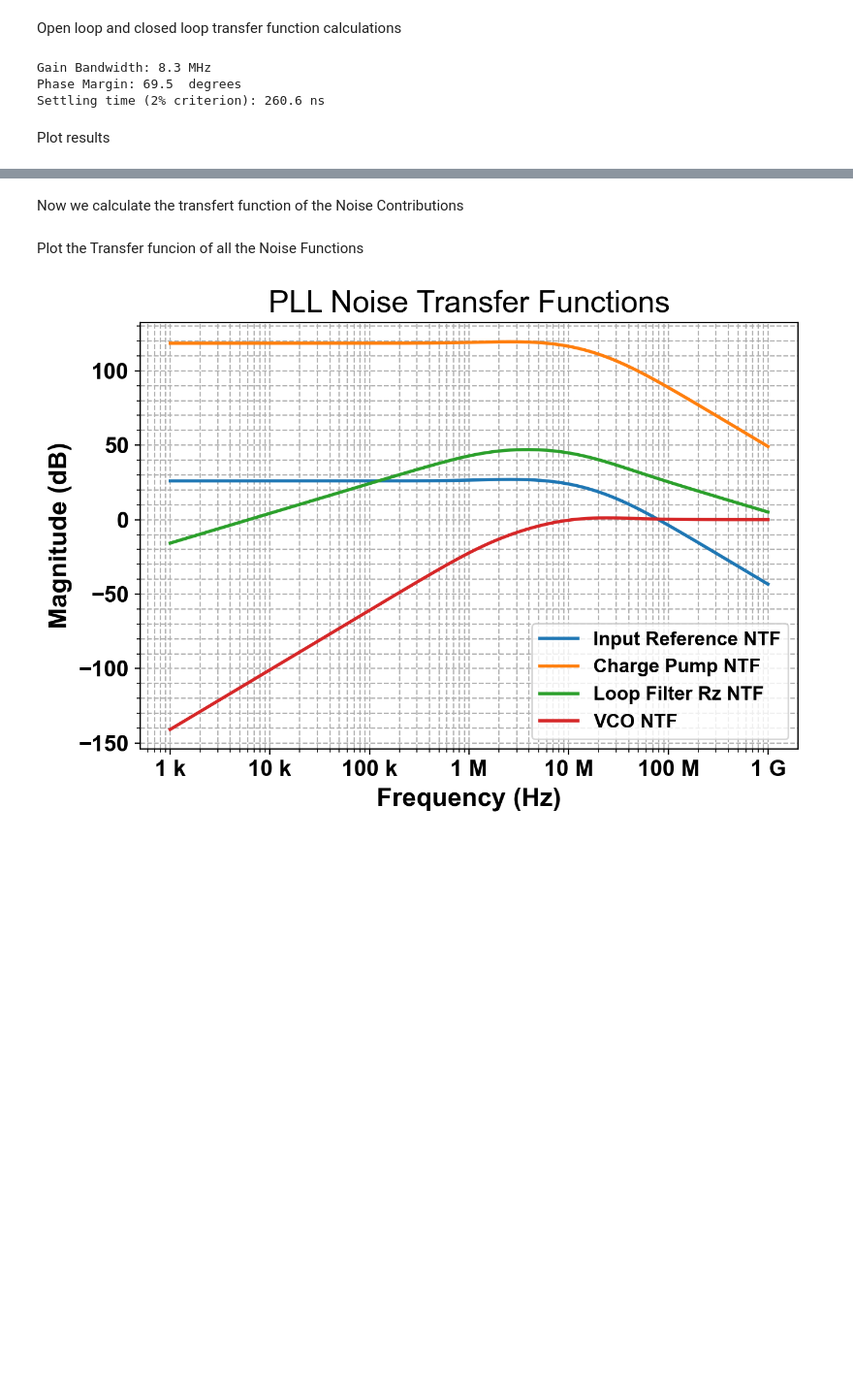
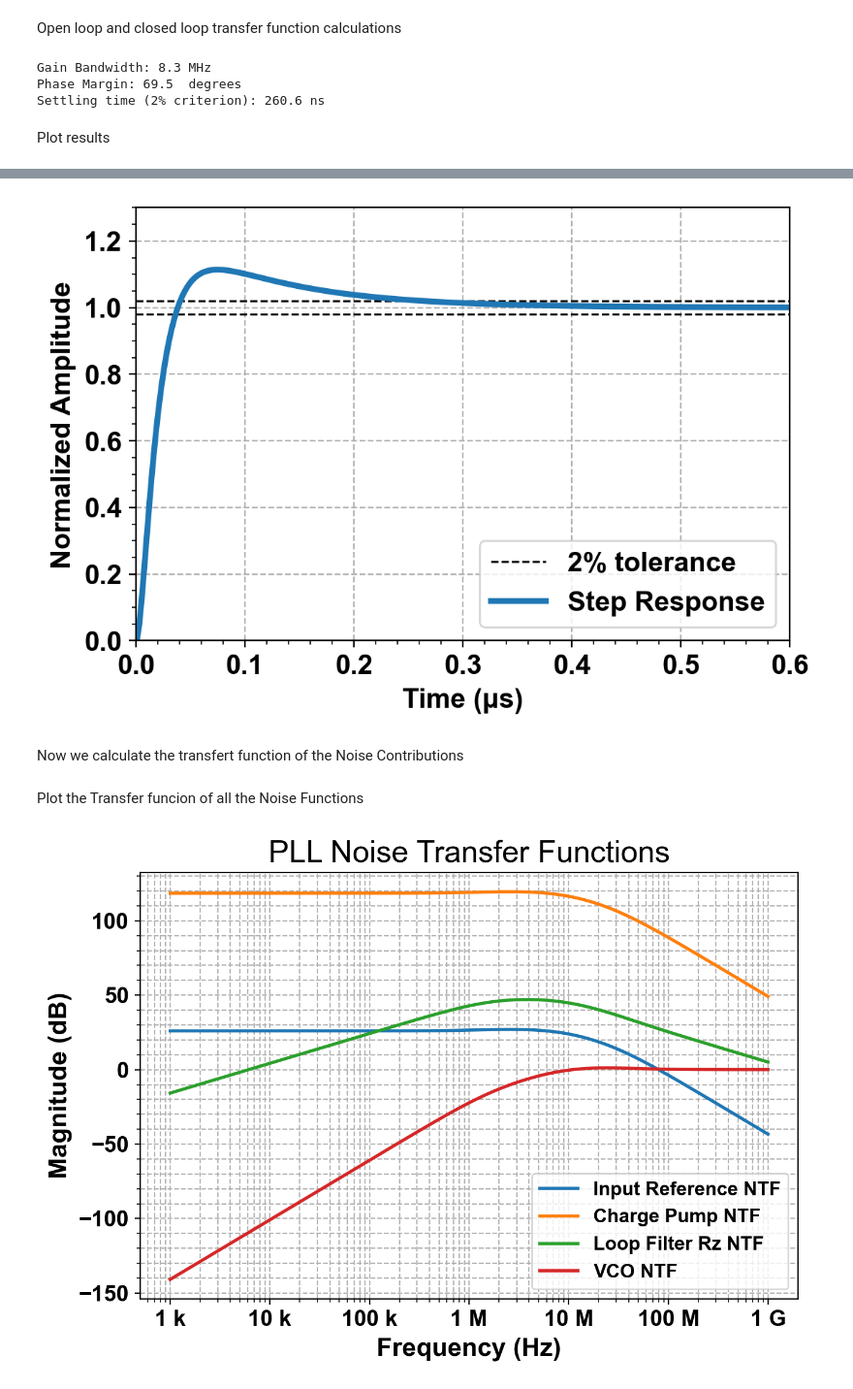
Before and after one commit to Torr250/serdes-modeling, a Jupyter notebook: pll/PllType2_Analog_2p5GHz_wNoise_TT_corrected.ipynb, the cells around one changed output, grey strips where cells are left out. Shown at 97% size. Saved outputs shown, nothing was run; the diff lists cells and outputs as text; code cells hidden in the pictures; blank space fills up the shorter version.

```diff
--- a/pll/PllType2_Analog_2p5GHz_wNoise_TT_corrected.ipynb
+++ b/pll/PllType2_Analog_2p5GHz_wNoise_TT_corrected.ipynb
@@ -231,3 +276,24 @@ plt.show()
+# %%
+# Plot Normalized Step Response
+
+norm_H_CL_step = H_CL_step/N
+
+plt.figure(figsize=(6, 4), dpi=200)
+plt.minorticks_on()
+plt.axhline(0.98, color='black', linestyle='--', linewidth=1, label='2% tolerance')
+plt.axhline(1.02, color='black', linestyle='--', linewidth=1, label='_nolegend_')
+plt.plot(t_out * 1e6, norm_H_CL_step, color='tab:blue', linewidth=3, label='Step Response')
+#plt.title('Closed Loop Step Response')
+plt.xlabel('Time (μs)', fontweight='bold')
+plt.ylabel('Normalized Amplitude', fontweight='bold')
+plt.grid(True, linestyle='--', which='major')
+#plt.xlim([0, 1e6*1.6])  # Focus on settling time region
+plt.xlim([0, 0.6])  # Show the complete pulse and falling edge
+plt.ylim([0, 1.3])  # Focus on settling time region
+plt.legend(loc ="lower right")
+plt.show()
+# %% [output]
+[figure, added]
 # %% [markdown]
 Now we calculate the transfert function of the Noise Contributions
 # %%
```
Also changed, not shown: parts of 2 cells of this notebook, 5 other files.
